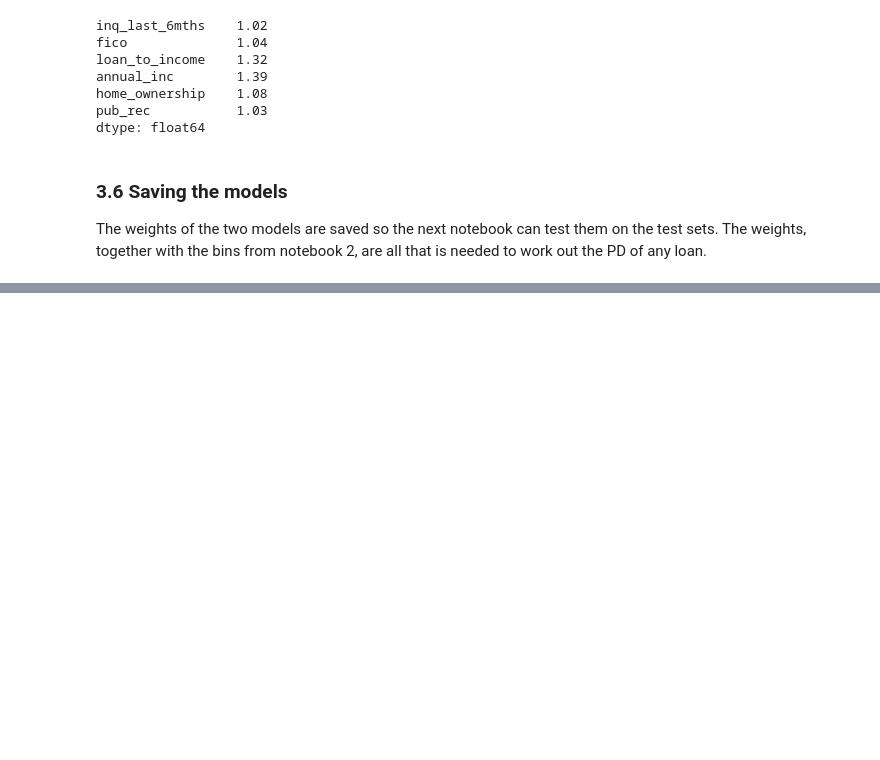
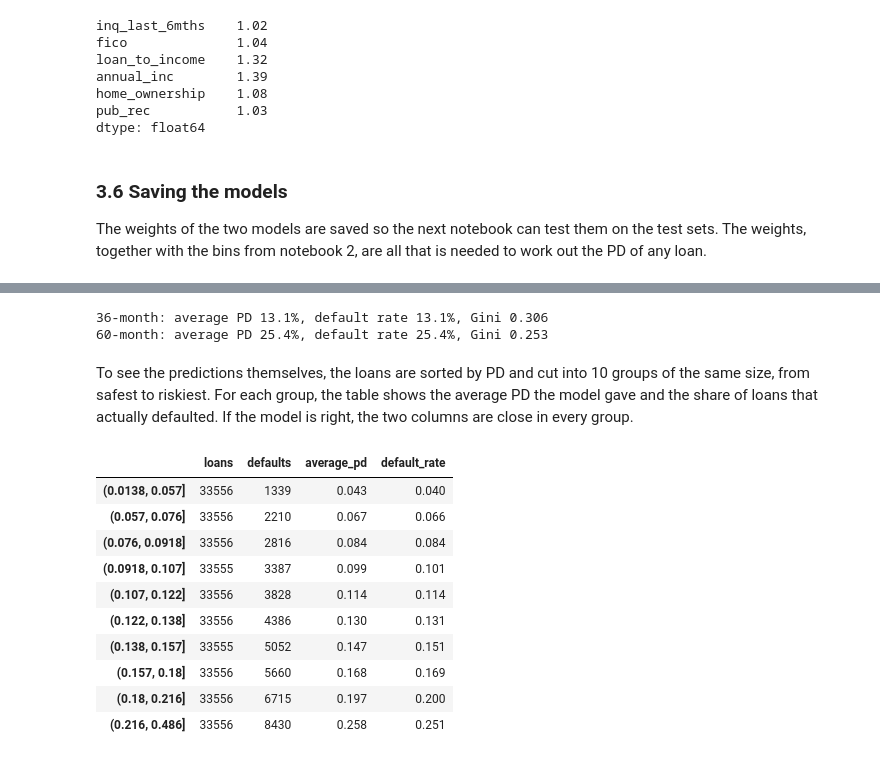
Before and after one commit to Daniel-Siretanu/lending-club-probability-of-default, a Jupyter notebook: notebooks/3_model.ipynb, the cells around one changed output, grey strips where cells are left out. Cells and saved outputs as stored; diff of their text form; code cells hidden in the pictures; blank space fills up the shorter version.

Commit message:
Test the models and add the lending decision

```diff
--- a/notebooks/3_model.ipynb
+++ b/notebooks/3_model.ipynb
@@ -312,0 +317,43 @@ model_60.params.to_json(PROCESSED / "weights_60.json")
+# %%
+from sklearn.metrics import roc_auc_score
+
+for name, model, woe, train, final in [
+    ("36-month", model_36, woe_36, train_36, final_36),
+    ("60-month", model_60, woe_60, train_60, final_60),
+]:
+    p = model.predict(sm.add_constant(woe[final]))
+    auc = roc_auc_score(train["target"], p)
+    print(f"{name}: average PD {p.mean():.1%}, default rate {train['target'].mean():.1%}, Gini {2 * auc - 1:.3f}")
+# %% [output]
+36-month: average PD 13.1%, default rate 13.1%, Gini 0.306
+60-month: average PD 25.4%, default rate 25.4%, Gini 0.253
+# %% [markdown]
+To see the predictions themselves, the loans are sorted by PD and cut into 10 groups of the same size, from safest to riskiest. For each group, the table shows the average PD the model gave and the share of loans that actually defaulted. If the model is right, the two columns are close in every group.
+# %%
+train_pd_36 = model_36.predict(sm.add_constant(woe_36[final_36]))
+train_pd_60 = model_60.predict(sm.add_constant(woe_60[final_60]))
+
+
+def pd_groups(p, y):
+    groups = pd.qcut(p, q=10, duplicates="drop")
+    table = pd.DataFrame({"pd": p, "target": y}).groupby(groups, observed=True).agg(
+        loans=("target", "count"),
+        defaults=("target", "sum"),
+        average_pd=("pd", "mean"),
+        default_rate=("target", "mean"),
+    )
+    return table.round(3)
+# %%
+pd_groups(train_pd_36, train_36["target"])
+# %% [output]
+|  | loans | defaults | average_pd | default_rate |
+| (0.0138, 0.057] | 33556 | 1339 | 0.043 | 0.040 |
+| (0.057, 0.076] | 33556 | 2210 | 0.067 | 0.066 |
+| (0.076, 0.0918] | 33556 | 2816 | 0.084 | 0.084 |
+| (0.0918, 0.107] | 33555 | 3387 | 0.099 | 0.101 |
+| (0.107, 0.122] | 33556 | 3828 | 0.114 | 0.114 |
+| (0.122, 0.138] | 33556 | 4386 | 0.130 | 0.131 |
+| (0.138, 0.157] | 33555 | 5052 | 0.147 | 0.151 |
+| (0.157, 0.18] | 33556 | 5660 | 0.168 | 0.169 |
+| (0.18, 0.216] | 33556 | 6715 | 0.197 | 0.200 |
+| (0.216, 0.486] | 33556 | 8430 | 0.258 | 0.251 |
```
Also changed, not shown: parts of 3 cells of this notebook, 3 other files.
